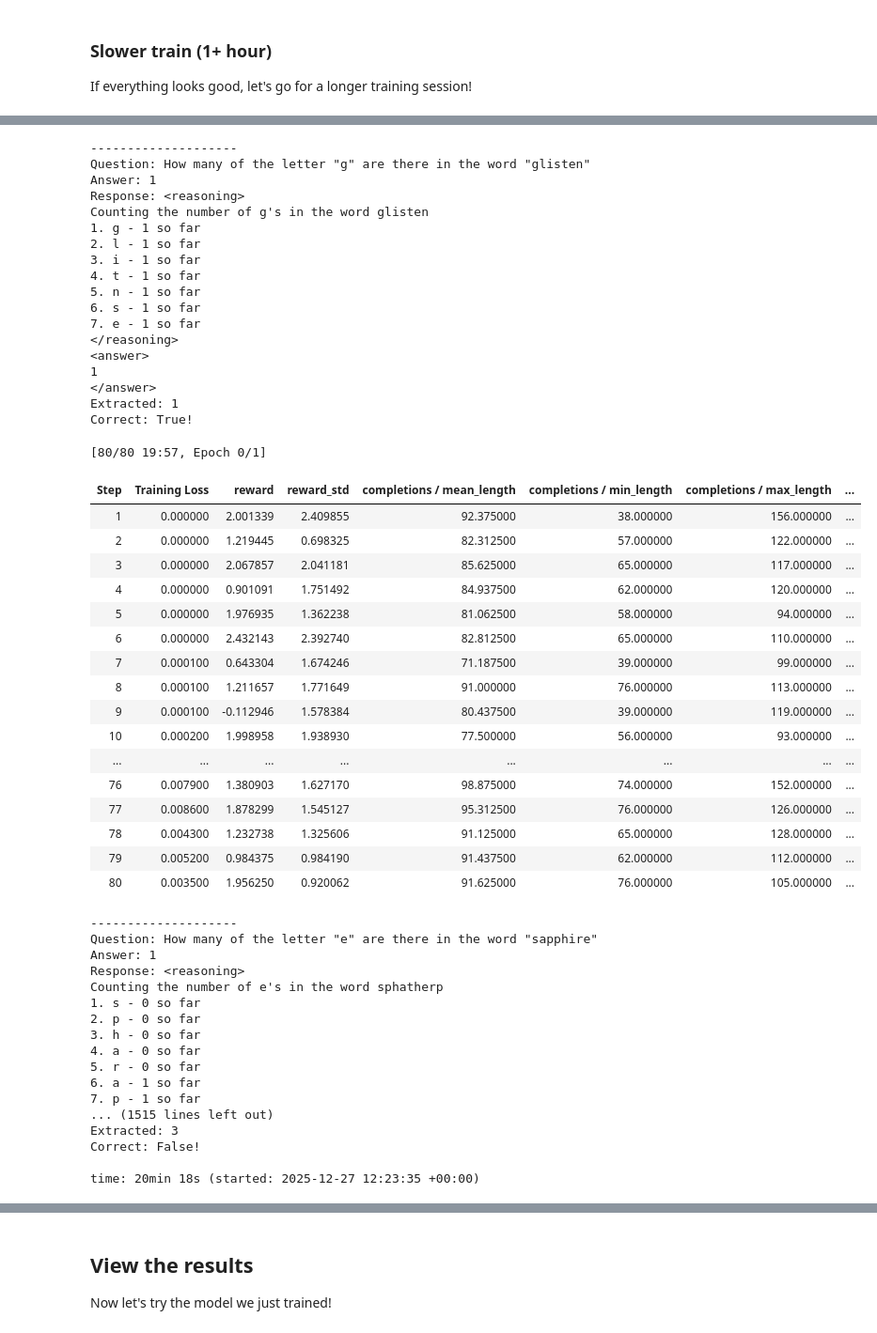
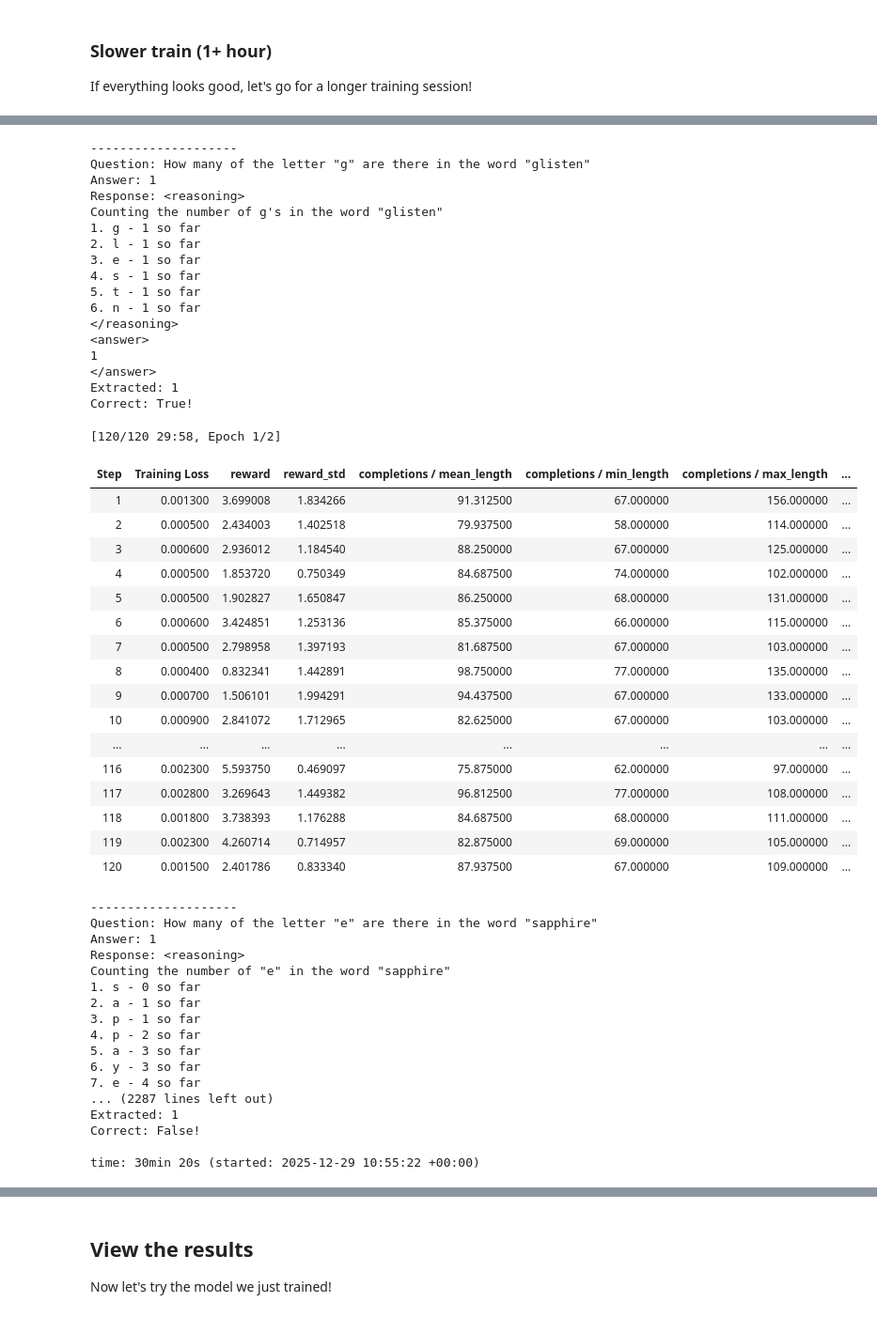
Before and after one commit to renancuoghi/udacity-generative-ai-project-1, a Jupyter notebook: gen_ai_fundamentals_project_starter.ipynb, the cells around one changed output, grey strips where cells are left out. Shown at 94% size. Cells and saved outputs as stored; diff of their text form; code cells hidden in the pictures.

```diff
--- a/gen_ai_fundamentals_project_starter.ipynb
+++ b/gen_ai_fundamentals_project_starter.ipynb
@@ -1123,8 +1122,8 @@ COMMON_GRPO_TRAINING_PARAMS = dict(
     # See: https://huggingface.co/docs/trl/main/en/grpo_trainer
     # Learning rate and KL control (beta)
     # Conservative LR for LoRA + GRPO stability
-    learning_rate=5e-6,
-    beta=0.1,
+    learning_rate=1e-5,
+    beta=0.01,
     # Set the batch size appropriately for your hardware. For GRPO there are a number of parameters to set.
     # If you are not sure about your GPU, assume you have a T4. See the memory specs here:
     # https://www.nvidia.com/content/dam/en-zz/Solutions/Data-Center/tesla-product-literature/T4%20Product%20Brief.pdf
@@ -1261,7 +1262,7 @@ training_args = GRPOConfig(
     # Configure the maximum number of steps to take about 30mins of time for
     # a medium-sized experiment. (See how long the previous example took and
     # scale up appropriately using your best guess.)
-    max_steps=80,  # ~60min
+    max_steps=120,  # ~60min
 )
 trainer = GRPOTrainer(
     model=model,
@@ -1277,59 +1278,58 @@ trainer_res = trainer.train()
 O^O/ \_/ \    Batch size per device = 8 | Gradient accumulation steps = 2
 \        /    Data Parallel GPUs = 1 | Total batch size (8 x 2 x 1) = 16
  "-____-"     Trainable parameters = 59,867,136 of 3,145,805,824 (1.90% trained)
 --------------------
 Question: How many of the letter "g" are there in the word "glisten"
 Answer: 1
 Response: <reasoning>
-Counting the number of g's in the word glisten
+Counting the number of g's in the word "glisten"
 1. g - 1 so far
 2. l - 1 so far
-3. i - 1 so far
-4. t - 1 so far
-5. n - 1 so far
-6. s - 1 so far
-7. e - 1 so far
+3. e - 1 so far
+4. s - 1 so far
+5. t - 1 so far
+6. n - 1 so far
 </reasoning>
 <answer>
 1
 </answer>
 Extracted: 1
 Correct: True!
-[80/80 19:57, Epoch 0/1]
+[120/120 29:58, Epoch 1/2]
 | Step | Training Loss | reward | reward_std | completions / mean_length | completions / min_length | completions / max_length | ... |
-| 1 | 0.000000 | 2.001339 | 2.409855 | 92.375000 | 38.000000 | 156.000000 | ... |
-| 2 | 0.000000 | 1.219445 | 0.698325 | 82.312500 | 57.000000 | 122.000000 | ... |
-| 3 | 0.000000 | 2.067857 | 2.041181 | 85.625000 | 65.000000 | 117.000000 | ... |
-| 4 | 0.000000 | 0.901091 | 1.751492 | 84.937500 | 62.000000 | 120.000000 | ... |
-| 5 | 0.000000 | 1.976935 | 1.362238 | 81.062500 | 58.000000 | 94.000000 | ... |
-| 6 | 0.000000 | 2.432143 | 2.392740 | 82.812500 | 65.000000 | 110.000000 | ... |
-| 7 | 0.000100 | 0.643304 | 1.674246 | 71.187500 | 39.000000 | 99.000000 | ... |
-| 8 | 0.000100 | 1.211657 | 1.771649 | 91.000000 | 76.000000 | 113.000000 | ... |
-| 9 | 0.000100 | -0.112946 | 1.578384 | 80.437500 | 39.000000 | 119.000000 | ... |
-| 10 | 0.000200 | 1.998958 | 1.938930 | 77.500000 | 56.000000 | 93.000000 | ... |
+| 1 | 0.001300 | 3.699008 | 1.834266 | 91.312500 | 67.000000 | 156.000000 | ... |
+| 2 | 0.000500 | 2.434003 | 1.402518 | 79.937500 | 58.000000 | 114.000000 | ... |
+| 3 | 0.000600 | 2.936012 | 1.184540 | 88.250000 | 67.000000 | 125.000000 | ... |
+| 4 | 0.000500 | 1.853720 | 0.750349 | 84.687500 | 74.000000 | 102.000000 | ... |
+| 5 | 0.000500 | 1.902827 | 1.650847 | 86.250000 | 68.000000 | 131.000000 | ... |
+| 6 | 0.000600 | 3.424851 | 1.253136 | 85.375000 | 66.000000 | 115.000000 | ... |
+| 7 | 0.000500 | 2.798958 | 1.397193 | 81.687500 | 67.000000 | 103.000000 | ... |
+| 8 | 0.000400 | 0.832341 | 1.442891 | 98.750000 | 77.000000 | 135.000000 | ... |
+| 9 | 0.000700 | 1.506101 | 1.994291 | 94.437500 | 67.000000 | 133.000000 | ... |
+| 10 | 0.000900 | 2.841072 | 1.712965 | 82.625000 | 67.000000 | 103.000000 | ... |
 | ... | ... | ... | ... | ... | ... | ... | ... |
-| 76 | 0.007900 | 1.380903 | 1.627170 | 98.875000 | 74.000000 | 152.000000 | ... |
-| 77 | 0.008600 | 1.878299 | 1.545127 | 95.312500 | 76.000000 | 126.000000 | ... |
-| 78 | 0.004300 | 1.232738 | 1.325606 | 91.125000 | 65.000000 | 128.000000 | ... |
-| 79 | 0.005200 | 0.984375 | 0.984190 | 91.437500 | 62.000000 | 112.000000 | ... |
-| 80 | 0.003500 | 1.956250 | 0.920062 | 91.625000 | 76.000000 | 105.000000 | ... |
+| 116 | 0.002300 | 5.593750 | 0.469097 | 75.875000 | 62.000000 | 97.000000 | ... |
+| 117 | 0.002800 | 3.269643 | 1.449382 | 96.812500 | 77.000000 | 108.000000 | ... |
+| 118 | 0.001800 | 3.738393 | 1.176288 | 84.687500 | 68.000000 | 111.000000 | ... |
+| 119 | 0.002300 | 4.260714 | 0.714957 | 82.875000 | 69.000000 | 105.000000 | ... |
+| 120 | 0.001500 | 2.401786 | 0.833340 | 87.937500 | 67.000000 | 109.000000 | ... |
 --------------------
 Question: How many of the letter "e" are there in the word "sapphire"
 Answer: 1
 Response: <reasoning>
-Counting the number of e's in the word sphatherp
+Counting the number of "e" in the word "sapphire"
 1. s - 0 so far
-2. p - 0 so far
-3. h - 0 so far
-4. a - 0 so far
-5. r - 0 so far
-6. a - 1 so far
-7. p - 1 so far
-... (1515 lines left out)
-Extracted: 3
+2. a - 1 so far
+3. p - 1 so far
+4. p - 2 so far
+5. a - 3 so far
+6. y - 3 so far
+7. e - 4 so far
+... (2287 lines left out)
+Extracted: 1
 Correct: False!
 
-time: 20min 18s (started: 2025-12-27 12:23:35 +00:00)
+time: 30min 20s (started: 2025-12-29 10:55:22 +00:00)
 # %%
 # Show the total (sum) of the rewards as well as the correct_answer_reward_func (means with in the batch)
 # Do you see the rewards increasing? Does the model get the correct answer
```
Also changed, not shown: parts of 24 cells of this notebook.
